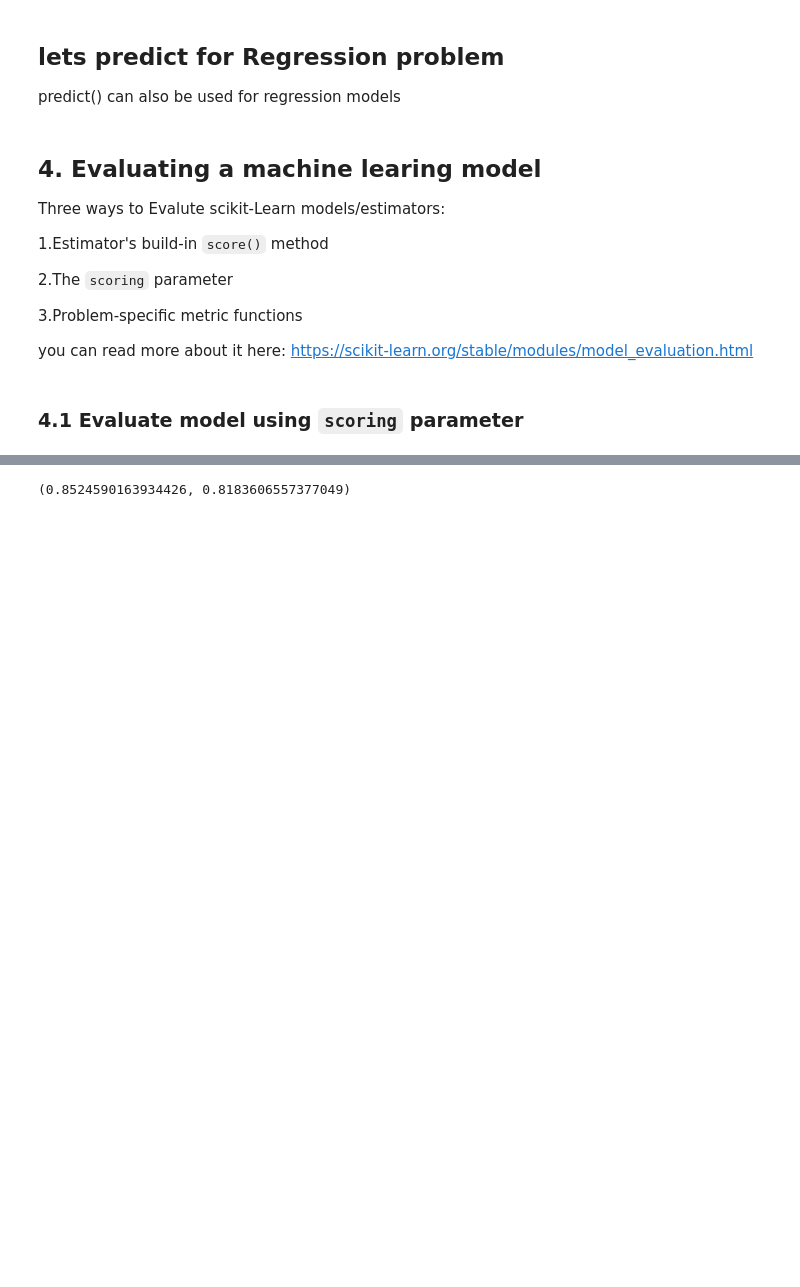
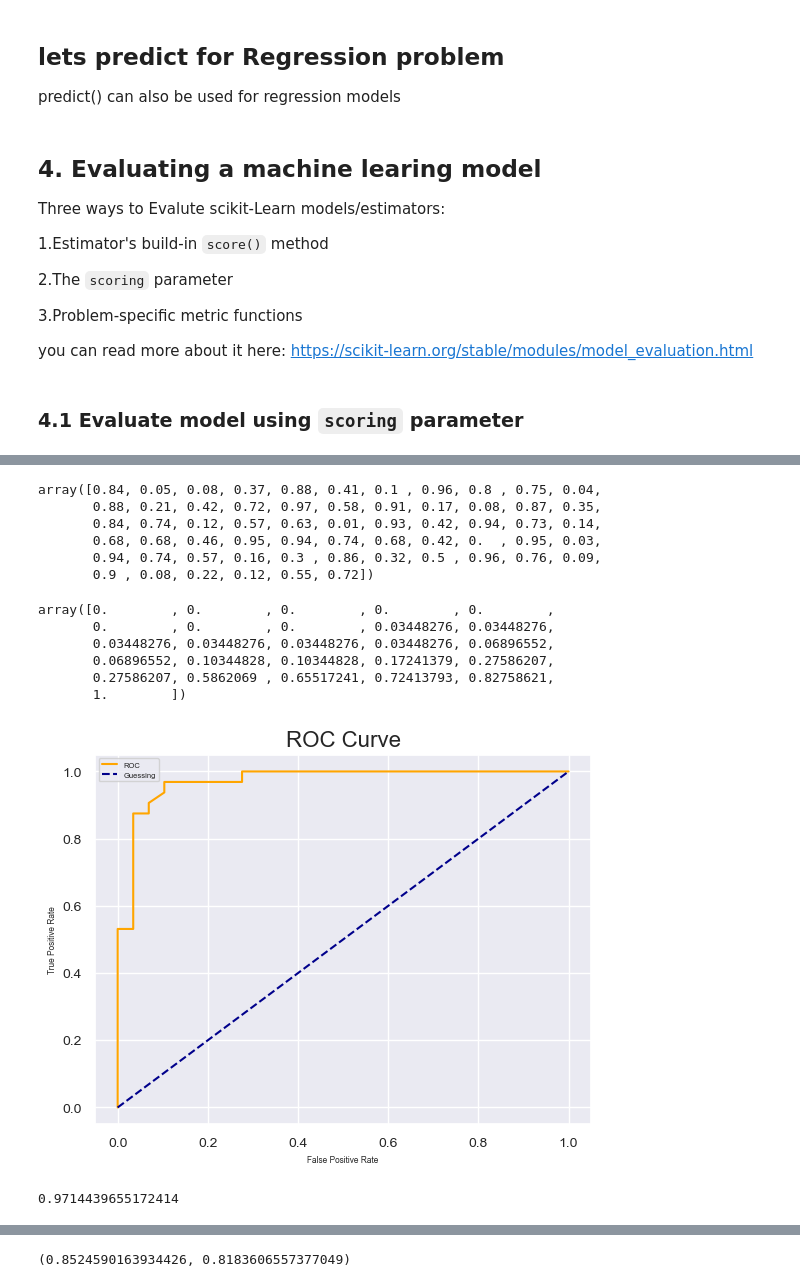
Before and after one commit to mageshyt/Machine-Learning-2023, a Jupyter notebook: SK learn/scikit-learn.ipynb, the cells around one changed output, grey strips where cells are left out. Saved outputs shown, nothing was run; the diff lists cells and outputs as text; code cells hidden in the pictures; blank space fills up the shorter version.

Commit message:
- sklearn ## 5. Imporving a model ,Hyperparameter,AUC,ROC curve

```diff
--- a/SK learn/scikit-learn.ipynb
+++ b/SK learn/scikit-learn.ipynb
@@ -549,0 +601,68 @@ array([0.81967213, 0.86885246, 0.81967213, 0.78333333, 0.76666667])
+# %%
+from sklearn.metrics import roc_curve
+
+
+x_train,x_test,y_train,y_test=train_test_split(x,y,test_size=0.2)
+
+clf.fit(x_train,y_train)
+# make predictions with probabilities
+y_probs=clf.predict_proba(x_test)
+# %%
+y_probs_positive=y_probs[:,1]
+
+y_probs_positive
+# %% [output]
+array([0.84, 0.05, 0.08, 0.37, 0.88, 0.41, 0.1 , 0.96, 0.8 , 0.75, 0.04,
+       0.88, 0.21, 0.42, 0.72, 0.97, 0.58, 0.91, 0.17, 0.08, 0.87, 0.35,
+       0.84, 0.74, 0.12, 0.57, 0.63, 0.01, 0.93, 0.42, 0.94, 0.73, 0.14,
+       0.68, 0.68, 0.46, 0.95, 0.94, 0.74, 0.68, 0.42, 0.  , 0.95, 0.03,
+       0.94, 0.74, 0.57, 0.16, 0.3 , 0.86, 0.32, 0.5 , 0.96, 0.76, 0.09,
+       0.9 , 0.08, 0.22, 0.12, 0.55, 0.72])
+# %%
+# calculate fpr,tpr and thresholds
+from sklearn.metrics import roc_curve
+fpr,tpr,thresholds=roc_curve(y_test,y_probs_positive)
+
+# check fast positive rate
+fpr
+# %% [output]
+array([0.        , 0.        , 0.        , 0.        , 0.        ,
+       0.        , 0.        , 0.        , 0.03448276, 0.03448276,
+       0.03448276, 0.03448276, 0.03448276, 0.03448276, 0.06896552,
+       0.06896552, 0.10344828, 0.10344828, 0.17241379, 0.27586207,
+       0.27586207, 0.5862069 , 0.65517241, 0.72413793, 0.82758621,
+       1.        ])
+# %%
+# lets create a function for plotting ROC curve
+import matplotlib.pyplot as plt
+
+def plot_roc_curve(fpr,tpr):
+    fig,ax=plt.subplots()
+    # plot roc curve
+    ax.plot(fpr,tpr,color="orange",label="ROC")
+    #plot line with no predictive power (baseline)
+    ax.plot([0,1],[0,1],color="darkblue",linestyle="--",label="Guessing")
+
+    # customize the plot
+    ax.set(title="ROC Curve",xlabel="False Positive Rate",ylabel="True Positive Rate")
+    #increase all the font size
+    ax.tick_params(axis="both",which="major",labelsize=10)
+
+    ax.legend(fontsize=16)
+    ax.title.set_fontsize(16) # type: ignore
+
+
+    ax.legend()
+
+
+    plt.show()
+
+
+plot_roc_curve(fpr,tpr)
+# %% [output]
+[figure, added]
+# %%
+from sklearn.metrics import roc_auc_score
+roc_auc_score(y_test,y_probs_positive)
+# %% [output]
+0.9714439655172414
```
Also changed, not shown: parts of 23 cells of this notebook, 19 other files.
